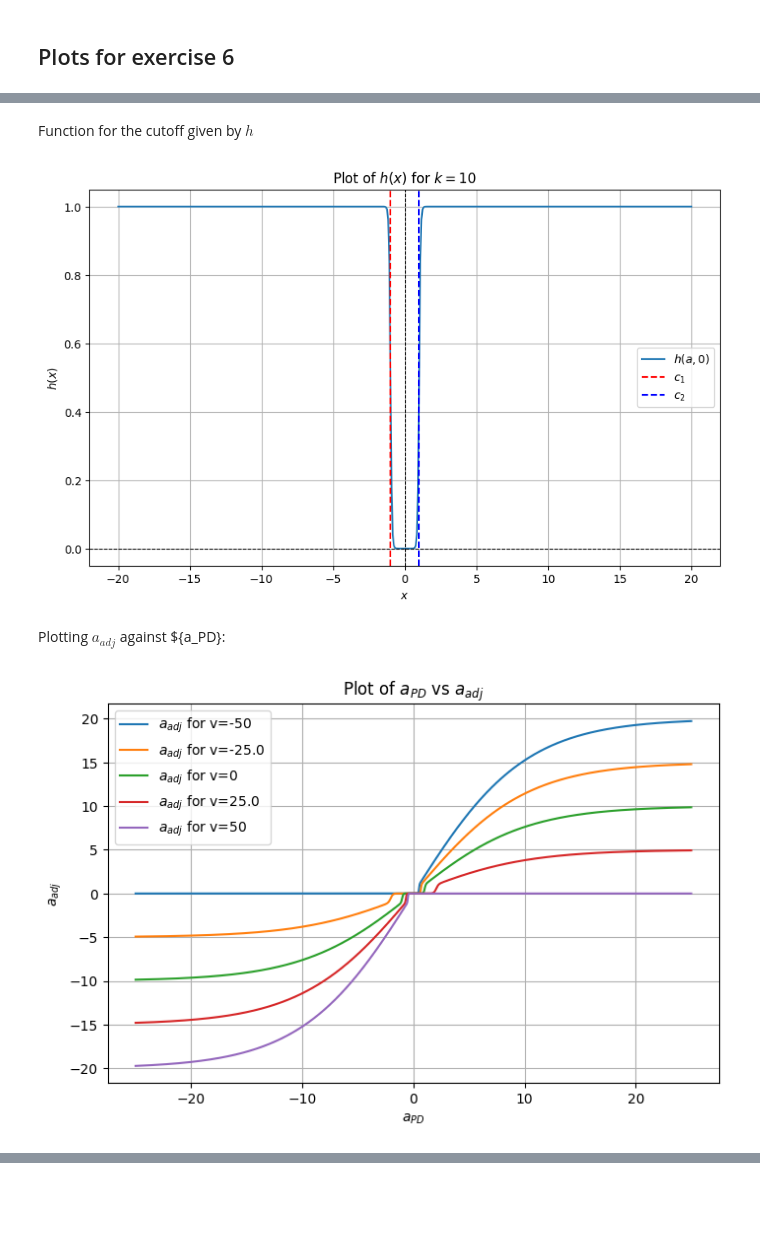
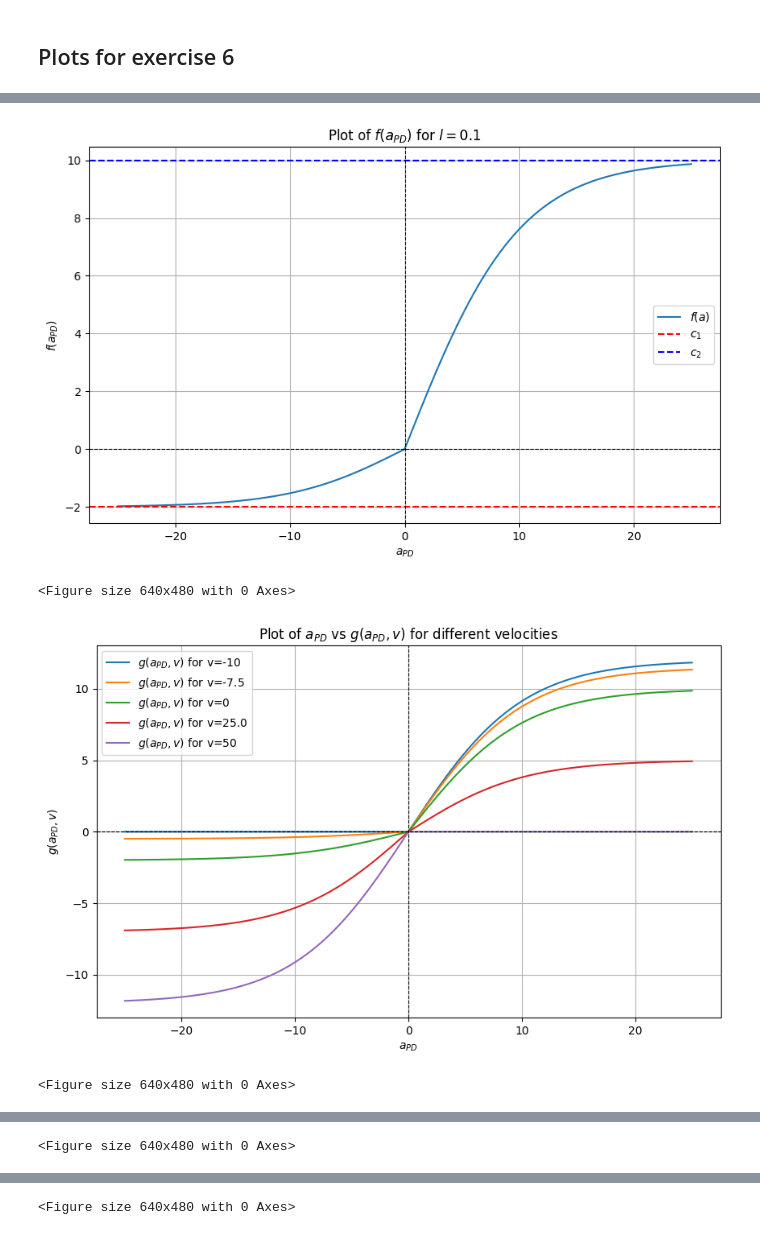
Before and after one commit to s204496/01257_advanced_math_modeling, a Jupyter notebook: numerical_simulations.ipynb, the cells around one changed output, grey strips where cells are left out. Saved outputs shown, nothing was run; the diff lists cells and outputs as text; code cells hidden in the pictures; blank space fills up the shorter version.

```diff
--- a/numerical_simulations.ipynb
+++ b/numerical_simulations.ipynb
@@ -173,52 +187,15 @@ plt.show()
-# %% [markdown]
-Function for the cutoff given by $h$
-# %%
-def h(x):
-    return 1 + 0.5 * np.tanh(k * (x - c2)) - 0.5 * np.tanh(k * (x - c1))
-
-# Generate the range for a
-a = np.linspace(-20, 20, 500)
-
-h_values = h(a)
-
-# Plot the function
-plt.figure(figsize=(10, 6))
-plt.plot(a, h_values, label=r'$h(a, 0)$')
-
-# Add horizontal lines for c3 and c4
-plt.axvline(c1, color='red', linewidth=1.5, linestyle='--', label=r'$c_1$')
-plt.axvline(c2, color='blue', linewidth=1.5, linestyle='--', label=r'$c_2$')
-
-plt.title(r'Plot of $h(x)$ for $k=10$')
-plt.xlabel(r'$x$')
-plt.ylabel(r'$h(x)$')
-plt.axhline(0, color='black', linewidth=0.8, linestyle='--')
-plt.axvline(0, color='black', linewidth=0.8, linestyle='--')
-plt.grid(True)
-plt.legend()
-plt.show()
-# %% [output]
-[figure, removed]
-# %% [markdown]
-Plotting $a_{adj}$ against ${a_PD}:
-# %%
-# Generate data for a
-a_values = np.linspace(-25, 25, 5000)
-v = [-max_speed, -max_speed/2, 0, max_speed/2, max_speed]
-
-# Plot
-plt.figure(figsize=(8, 5))
-for vel in v:
-    g_values = g(a_values, vel)
-    a_adjusted = h(g_values) * g_values
-    plt.plot(a_values, a_adjusted, label=f'$a_{{adj}}$ for v={vel}')
-
-# Additional plot details
-plt.title(r'Plot of $a_{PD}$ vs $a_{adj}$')
-plt.xlabel(r'$a_{PD}$')
-plt.ylabel(r'$a_{adj}$')
-plt.legend()
-plt.grid(True)
-plt.show()
-# %% [output]
-[figure, removed]
+# %%
+# Generate the range for a
+a = np.linspace(-25, 25, 500)
+f_values = f(a)
+make_and_save_fig(a,f_values,1,[],'f_function', True, True)
+v = [min_speed, 3*min_speed/4, 0, max_speed/2, max_speed]
+make_and_save_fig(a, [],2,v,'g_function', True, True)
+h_values = h(a)
+make_and_save_fig(a,h_values,3,[],'h_function', True, True)
+make_and_save_fig(a, [],4,v,'a_adj_function', True, True)
+# %% [output]
+[figure, added]
+<Figure size 640x480 with 0 Axes>
+[figure, added]
+<Figure size 640x480 with 0 Axes>
@@ -224,0 +203 @@ plt.show()
+<Figure size 640x480 with 0 Axes>
@@ -224,0 +205 @@ plt.show()
+<Figure size 640x480 with 0 Axes>
```
Also changed, not shown: parts of 10 cells of this notebook, 1 other file.
